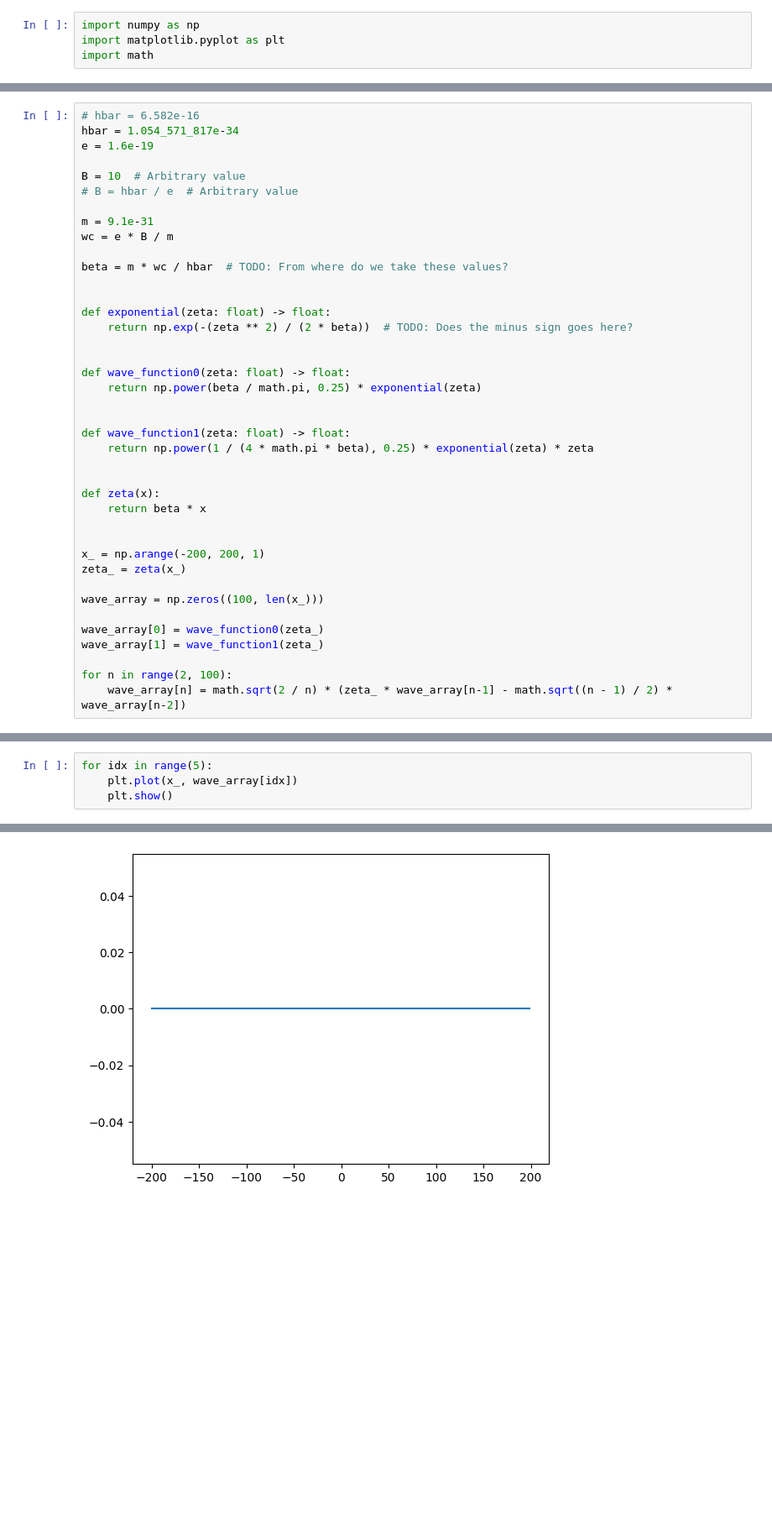
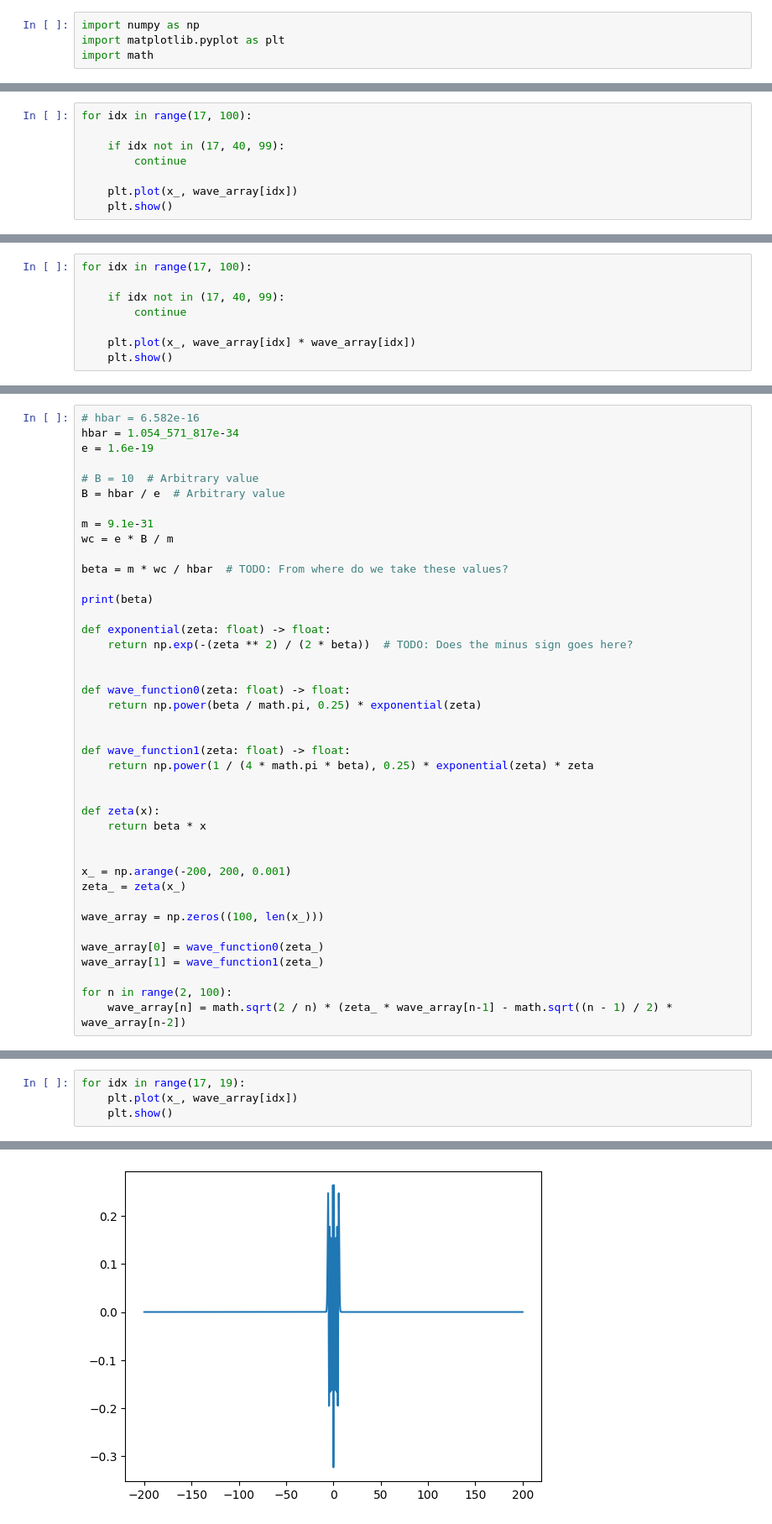
Before and after one commit to LuisGMM/UC3M_AdvancedQuantumPhysics_LAB_LandauLevels, a Jupyter notebook: src/UC3M_AdvancedQuantumPhysics_LAB_LandauLevels/main.ipynb, the cells around one changed output, grey strips where cells are left out. Shown: that part at 84% size. Cells and saved outputs as stored; diff of their text form; blank space fills up the shorter version.

```diff
--- a/src/UC3M_AdvancedQuantumPhysics_LAB_LandauLevels/main.ipynb
+++ b/src/UC3M_AdvancedQuantumPhysics_LAB_LandauLevels/main.ipynb
@@ -8,0 +31,8 @@ import math
+# %%
+for idx in range(17, 100):
+
+    if idx not in (17, 40, 99):
+        continue
+
+    plt.plot(x_, wave_array[idx])
+    plt.show()
@@ -8,0 +43,8 @@ import math
+# %%
+for idx in range(17, 100):
+
+    if idx not in (17, 40, 99):
+        continue
+
+    plt.plot(x_, wave_array[idx] * wave_array[idx])
+    plt.show()
@@ -11,14 +59,15 @@ import math
 hbar = 1.054_571_817e-34
 e = 1.6e-19
 
-B = 10  # Arbitrary value
-# B = hbar / e  # Arbitrary value
+# B = 10  # Arbitrary value
+B = hbar / e  # Arbitrary value
 
 m = 9.1e-31
 wc = e * B / m
 
 beta = m * wc / hbar  # TODO: From where do we take these values?
 
+print(beta)
 
 def exponential(zeta: float) -> float:
     return np.exp(-(zeta ** 2) / (2 * beta))  # TODO: Does the minus sign goes here?
@@ -36,7 +85,7 @@ def zeta(x):
     return beta * x
 
 
-x_ = np.arange(-200, 200, 1)
+x_ = np.arange(-200, 200, 0.001)
 zeta_ = zeta(x_)
 
 wave_array = np.zeros((100, len(x_)))
@@ -49,5 +100,5 @@ for n in range(2, 100):
 # %%
-for idx in range(5):
+for idx in range(17, 19):
     plt.plot(x_, wave_array[idx])
     plt.show()
 # %% [output]
@@ -55 +106 @@ for idx in range(5):
-[figure, old version]
+[figure, new version]
```
Also changed, not shown: parts of 20 cells of this notebook.
